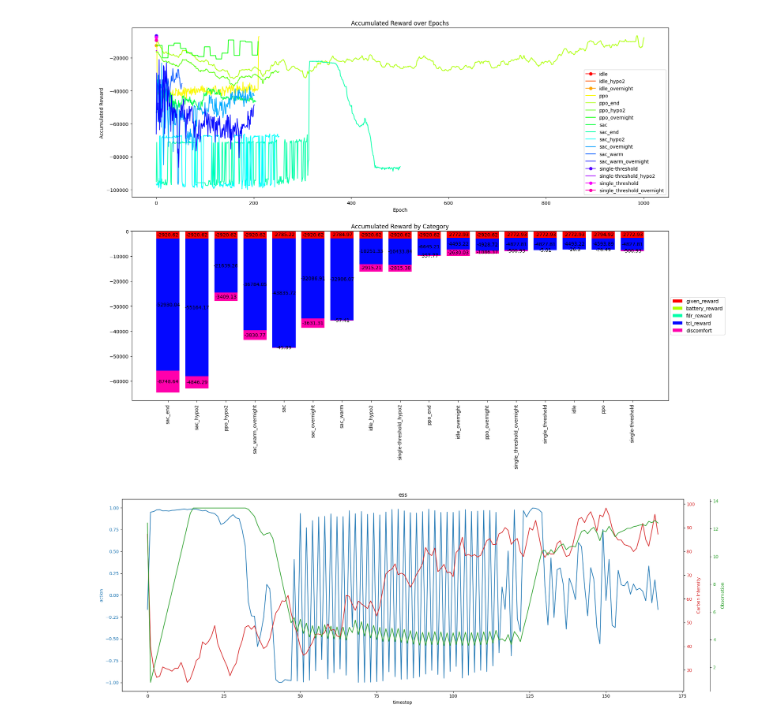
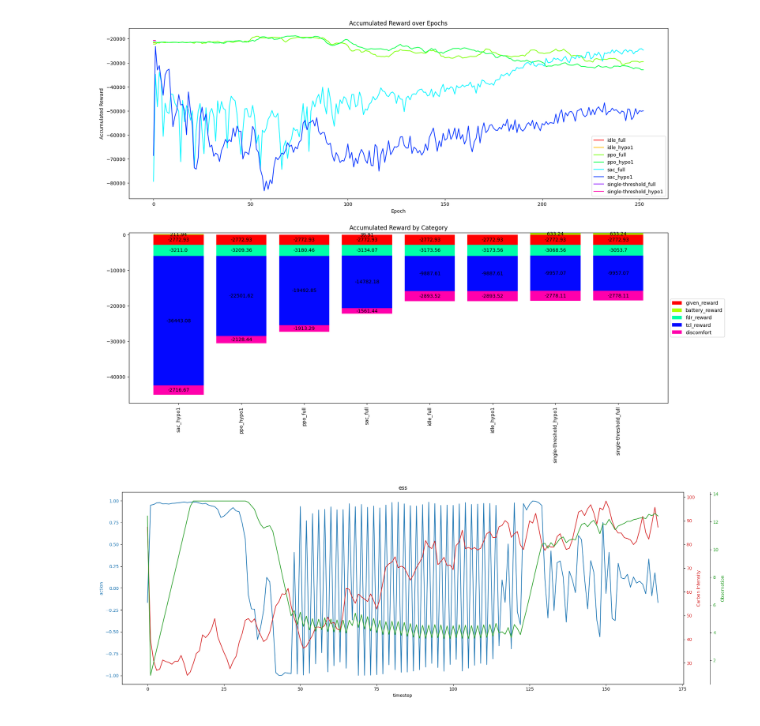
Before and after one commit to TimWalter/smart-energy-controller, a Jupyter notebook: src/check.ipynb, the cells around one changed output. Saved outputs shown, nothing was run; the diff lists cells and outputs as text; code cells hidden in the pictures.

```diff
--- a/src/check.ipynb
+++ b/src/check.ipynb
@@ -7,9 +7,9 @@ import matplotlib.pyplot as plt
 # %%
 from analysis import *
 # %%
-data_dict = overview(path="./logs/tcl")
+data_dict = overview(path="./logs/hourly")
 # %% [output]
-[figure, old version]
+[figure, new version]
 # %%
 deep_dive(data_dict["sac_hypo2"], -1)
 # %% [output]
```
Also changed, not shown: 24 other files.
